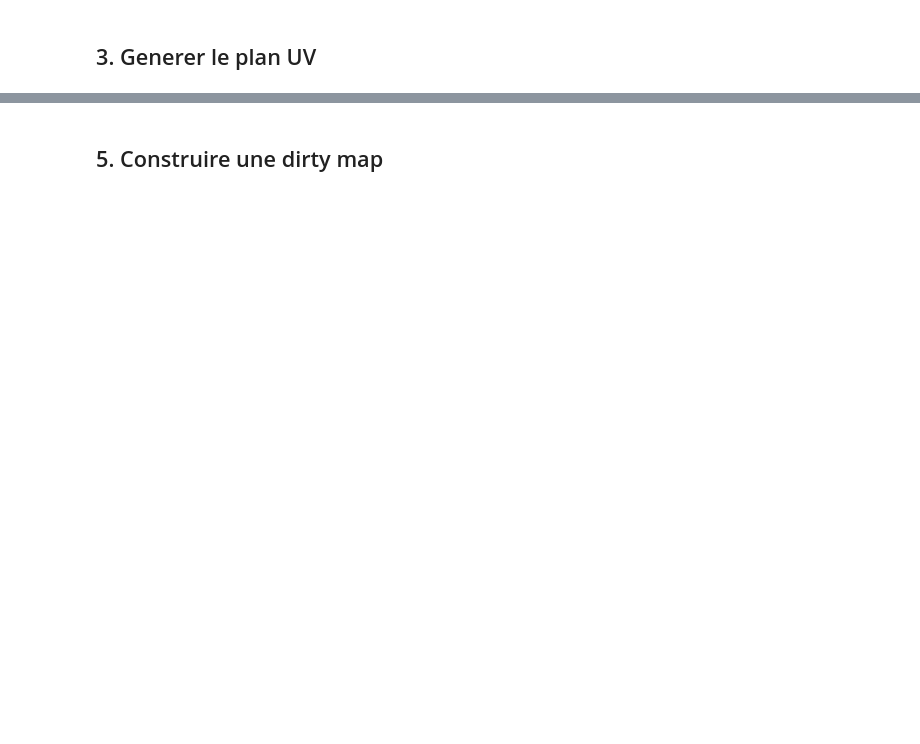
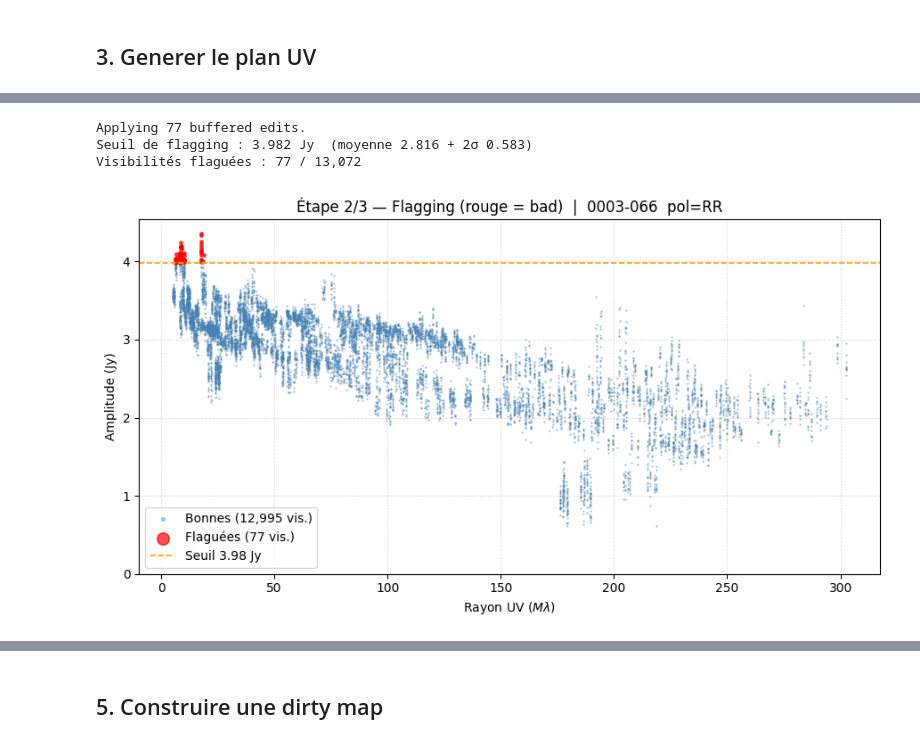
Before and after one commit to iimavne/DIFMAP, a Jupyter notebook: demo_pipeline_python.ipynb, the cells around one changed output, grey strips where cells are left out. Drawn from its saved outputs; the diff is of its cells as text; code cells hidden in the pictures; blank space fills up the shorter version.

```diff
--- a/demo_pipeline_python.ipynb
+++ b/demo_pipeline_python.ipynb
@@ -144,0 +113,38 @@ with DifmapSession() as session:
+# %%
+# ── Étape 2 / 3 : flagging — marquer comme bad les visibilités aberrantes ────
+# Critère : amplitude > moyenne + 2σ  (outliers haute amplitude)
+SEUIL_JY    = float(amp.mean() + 2 * amp.std())
+indices_bad = np.where(amp > SEUIL_JY)[0]
+
+# Envoi au moteur C + mise à jour du masque Python
+session.obs.flag_data(indices_bad)
+session.obs.masque_flagges[indices_bad] = True
+
+mask_bad  = session.obs.masque_flagges.astype(bool)
+mask_good = ~mask_bad
+
+print(f"Seuil de flagging : {SEUIL_JY:.3f} Jy  (moyenne {amp.mean():.3f} + 2σ {amp.std():.3f})")
+print(f"Visibilités flaguées : {mask_bad.sum():,} / {len(amp):,}")
+
+fig, ax = plt.subplots(figsize=(9, 5))
+ax.scatter(uv_r[mask_good], amp[mask_good],
+           s=0.5, color='steelblue', alpha=0.4,
+           label=f"Bonnes ({mask_good.sum():,} vis.)")
+ax.scatter(uv_r[mask_bad],  amp[mask_bad],
+           s=6,   color='red',       alpha=0.7,
+           label=f"Flaguées ({mask_bad.sum():,} vis.)")
+ax.axhline(SEUIL_JY, color='orange', linestyle='--', linewidth=1.2,
+           label=f"Seuil {SEUIL_JY:.2f} Jy")
+ax.set_xlabel(r"Rayon UV ($M\lambda$)")
+ax.set_ylabel("Amplitude (Jy)")
+ax.set_ylim(bottom=0)
+ax.set_title(f"Étape 2/3 — Flagging (rouge = bad)  |  {session.obs.source}  pol={selected_pol}")
+ax.legend(markerscale=4)
+ax.grid(True, linestyle=':', alpha=0.6)
+plt.tight_layout()
+plt.show()
+# %% [output]
+Applying 77 buffered edits.
+Seuil de flagging : 3.982 Jy  (moyenne 2.816 + 2σ 0.583)
+Visibilités flaguées : 77 / 13,072
+[figure, added]
```
Also changed, not shown: parts of 15 cells of this notebook, 8 other files.
